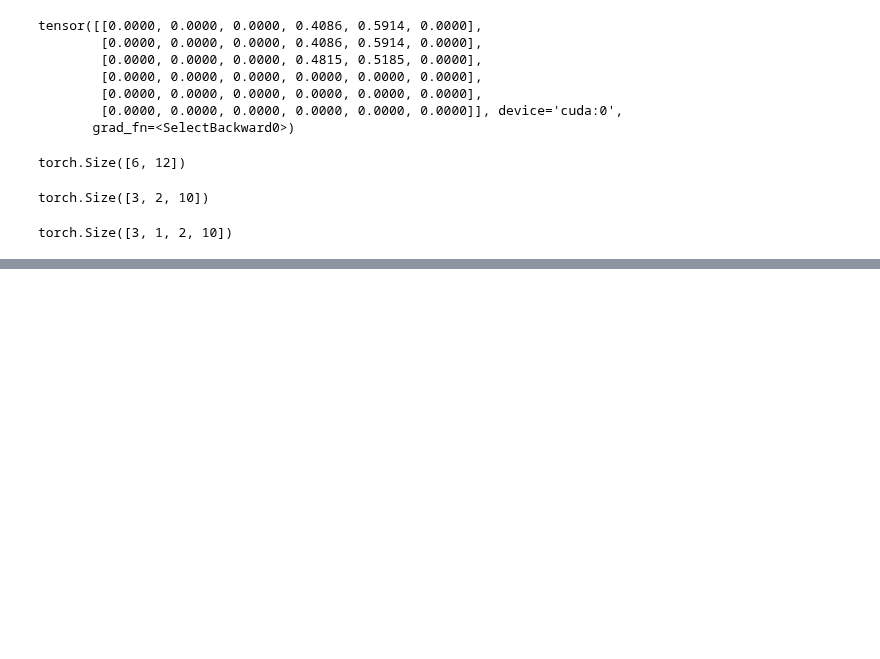
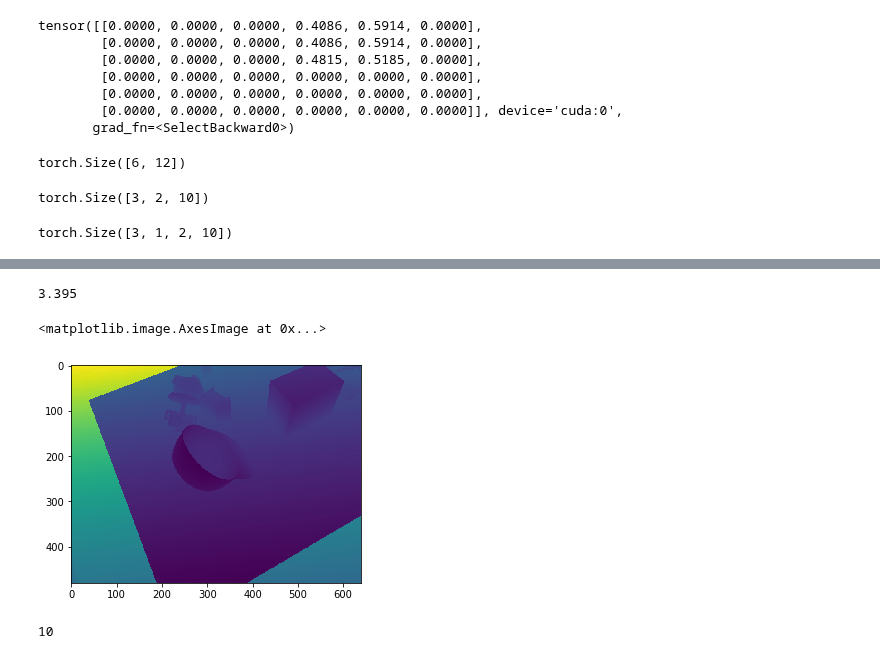
Before and after one commit to hogunkee/ur5_manipulation, a Jupyter notebook: object_wise/dqn/debugging.ipynb, the cells around one changed output, grey strips where cells are left out. Cells and saved outputs as stored; diff of their text form; code cells hidden in the pictures; blank space fills up the shorter version.

```diff
--- a/object_wise/dqn/debugging.ipynb
+++ b/object_wise/dqn/debugging.ipynb
@@ -117,0 +150,9 @@ from sdf_module import *
+# %%
+fpath = '/home/gun/Desktop/UnseenObjectClustering/data/tabletop'
+dpath = os.path.join(fpath, 'depth_00002.png')
+rpath = os.path.join(fpath, 'rgb_00002.jpeg')
+depth = Image.open(dpath)
+rgb = Image.open(rpath)
+# %%
+depth = np.array(depth)
+rgb = np.array(rgb)
@@ -117,0 +173,9 @@ from sdf_module import *
+# %%
+(depth/1000).max()
+# %% [output]
+3.395
+# %%
+plt.imshow(depth/1000)
+# %% [output]
+<matplotlib.image.AxesImage at 0x...>
+[figure, added]
@@ -117,0 +184,4 @@ from sdf_module import *
+# %%
+len(m)
+# %% [output]
+10
```
Also changed, not shown: parts of 28 cells of this notebook, 7 other files.
